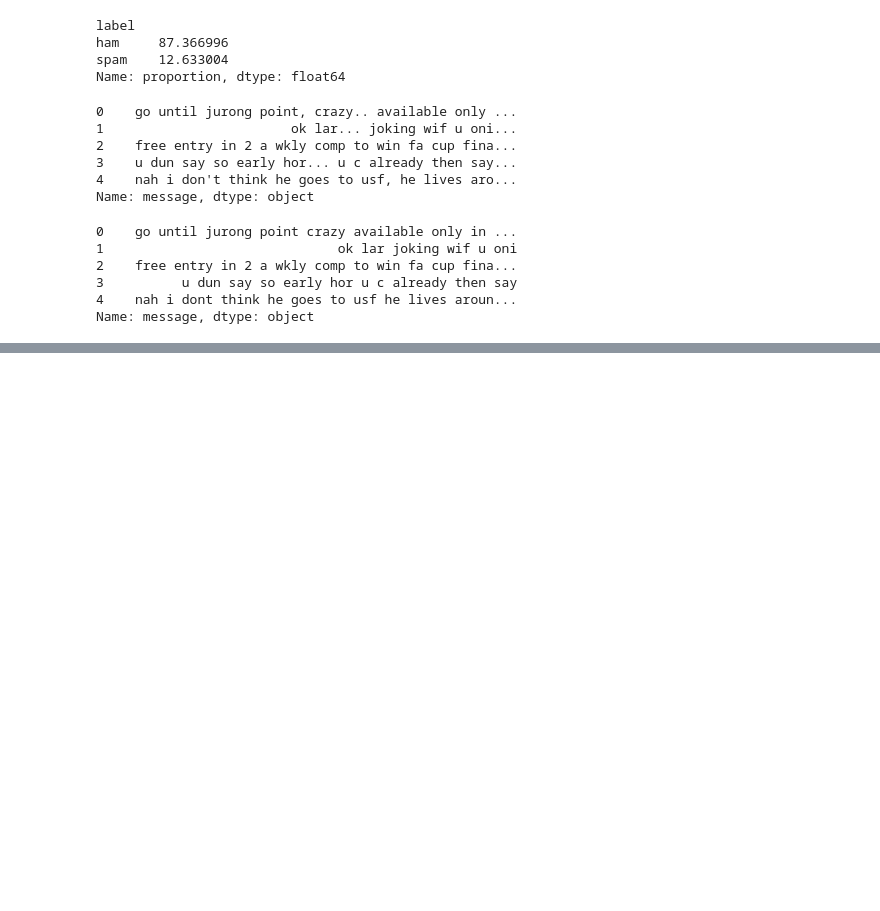
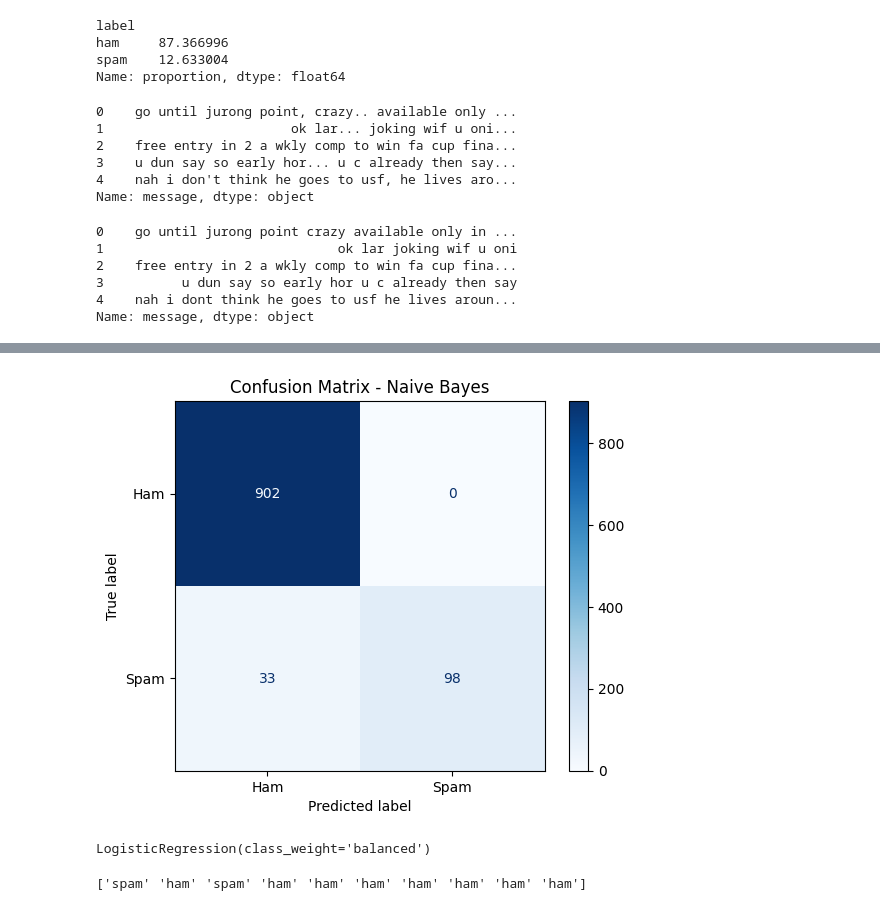
Before and after one commit to AnweshaS25/AI_Research_Tool, a Jupyter notebook: sms-dataset.ipynb, the cells around one changed output, grey strips where cells are left out. Saved outputs shown, nothing was run; the diff lists cells and outputs as text; code cells hidden in the pictures; blank space fills up the shorter version.

```diff
--- a/sms-dataset.ipynb
+++ b/sms-dataset.ipynb
@@ -220,0 +428,6 @@ Name: message, dtype: object
+# %%
+# Predict the labels for the test messages using Naive Bayes
+y_pred_nb = nb_model.predict(X_test_tfidf)
+
+# Display the first 10 predictions
+print(y_pred_nb[:10])
@@ -220,0 +450,39 @@ Name: message, dtype: object
+# %%
+from sklearn.metrics import ConfusionMatrixDisplay
+import matplotlib.pyplot as plt
+
+# Create and display the Naive Bayes confusion matrix
+ConfusionMatrixDisplay.from_predictions(
+    y_test,
+    y_pred_nb,
+    display_labels=['Ham', 'Spam'],
+    cmap='Blues'
+)
+
+# Add a title
+plt.title("Confusion Matrix - Naive Bayes")
+
+# Display the plot
+plt.show()
+# %% [output]
+[figure, added]
+# %%
+from sklearn.linear_model import LogisticRegression
+
+# Create Logistic Regression with higher importance given to the minority class
+balanced_model = LogisticRegression(class_weight='balanced')
+
+# Train the balanced model using the TF-IDF training data
+balanced_model.fit(X_train_tfidf, y_train)
+
+#class_weight='balanced' automatically gives more weight to the minority spam class during training.
+# %% [output]
+LogisticRegression(class_weight='balanced')
+# %%
+# Predict the labels for the test messages using the balanced model
+y_pred_balanced = balanced_model.predict(X_test_tfidf)
+
+# Display the first 10 predictions
+print(y_pred_balanced[:10])
+# %% [output]
+['spam' 'ham' 'spam' 'ham' 'ham' 'ham' 'ham' 'ham' 'ham' 'ham']
```
Also changed, not shown: parts of 28 cells of this notebook.
